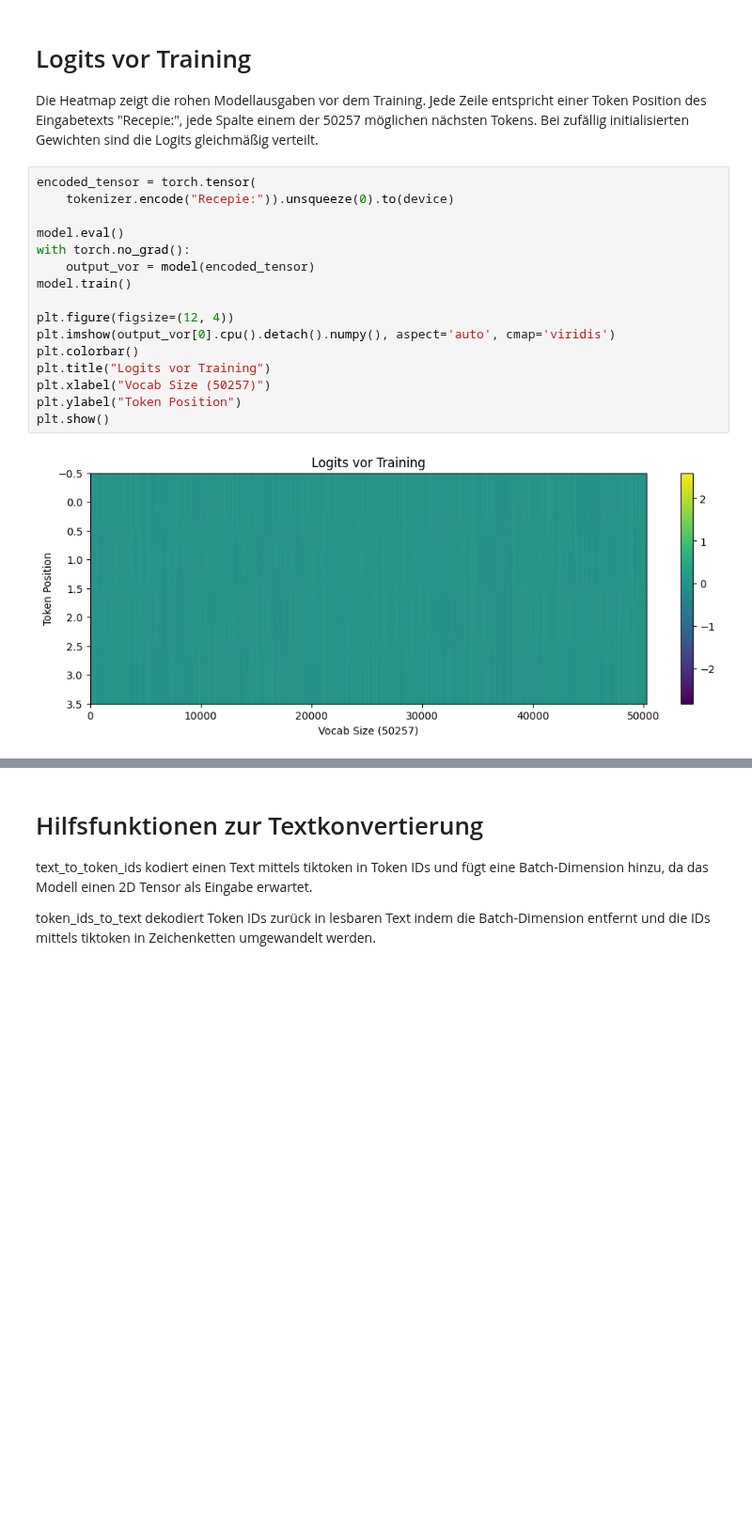
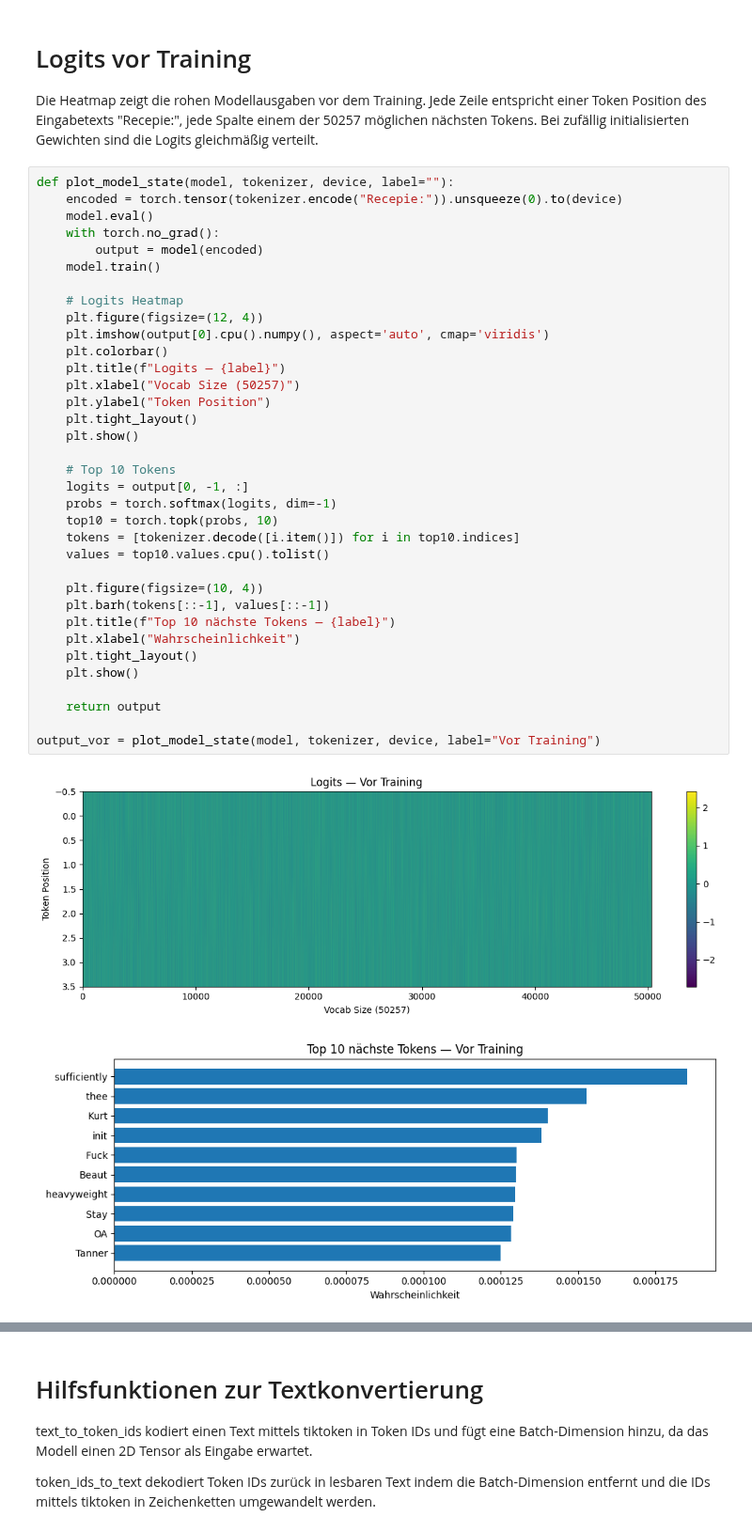
Before and after one commit to fhollaender/LLMs-from-scratch, a Jupyter notebook: Abgabe/lab5.ipynb, the cells around one changed output, grey strips where cells are left out. Shown at 94% size. Cells and saved outputs as stored; diff of their text form; blank space fills up the shorter version.

```diff
--- a/Abgabe/lab5.ipynb
+++ b/Abgabe/lab5.ipynb
@@ -265,20 +267,40 @@ jede Spalte einem der 50257 möglichen nächsten Tokens.
 Bei zufällig initialisierten Gewichten sind die Logits gleichmäßig
 verteilt.
 # %%
-encoded_tensor = torch.tensor(
-    tokenizer.encode("Recepie:")).unsqueeze(0).to(device)
+def plot_model_state(model, tokenizer, device, label=""):
+    encoded = torch.tensor(tokenizer.encode("Recepie:")).unsqueeze(0).to(device)
+    model.eval()
+    with torch.no_grad():
+        output = model(encoded)
+    model.train()
 
-model.eval()
-with torch.no_grad():
-    output_vor = model(encoded_tensor)
-model.train()
+    # Logits Heatmap
+    plt.figure(figsize=(12, 4))
+    plt.imshow(output[0].cpu().numpy(), aspect='auto', cmap='viridis')
+    plt.colorbar()
+    plt.title(f"Logits — {label}")
+    plt.xlabel("Vocab Size (50257)")
+    plt.ylabel("Token Position")
+    plt.tight_layout()
+    plt.show()
 
-plt.figure(figsize=(12, 4))
-plt.imshow(output_vor[0].cpu().detach().numpy(), aspect='auto', cmap='viridis')
-plt.colorbar()
-plt.title("Logits vor Training")
-plt.xlabel("Vocab Size (50257)")
-plt.ylabel("Token Position")
-plt.show()
+    # Top 10 Tokens
+    logits = output[0, -1, :]
+    probs = torch.softmax(logits, dim=-1)
+    top10 = torch.topk(probs, 10)
+    tokens = [tokenizer.decode([i.item()]) for i in top10.indices]
+    values = top10.values.cpu().tolist()
+
+    plt.figure(figsize=(10, 4))
+    plt.barh(tokens[::-1], values[::-1])
+    plt.title(f"Top 10 nächste Tokens — {label}")
+    plt.xlabel("Wahrscheinlichkeit")
+    plt.tight_layout()
+    plt.show()
+
+    return output
+
+output_vor = plot_model_state(model, tokenizer, device, label="Vor Training")
 # %% [output]
-[figure, old version]
+[figure, new version]
+[figure, added]
```
Also changed, not shown: parts of 22 cells of this notebook.
